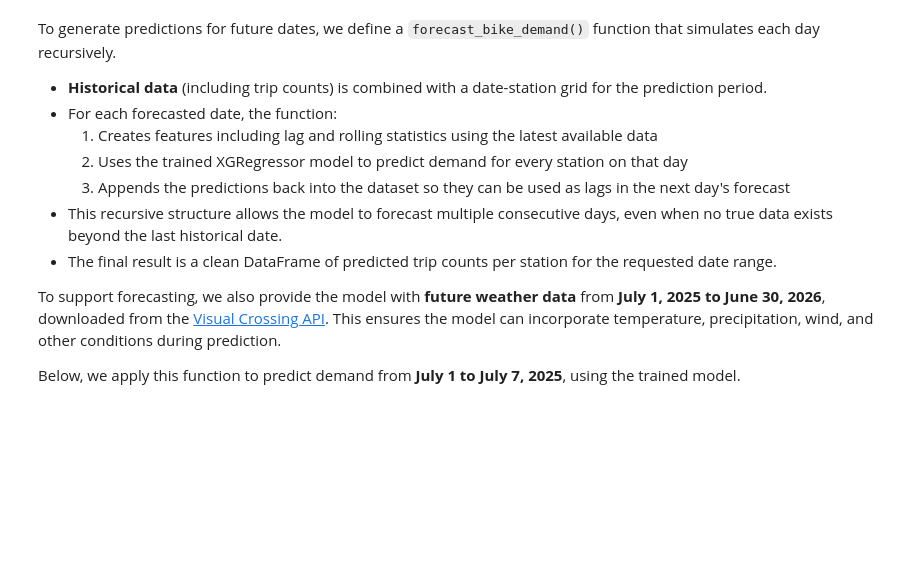
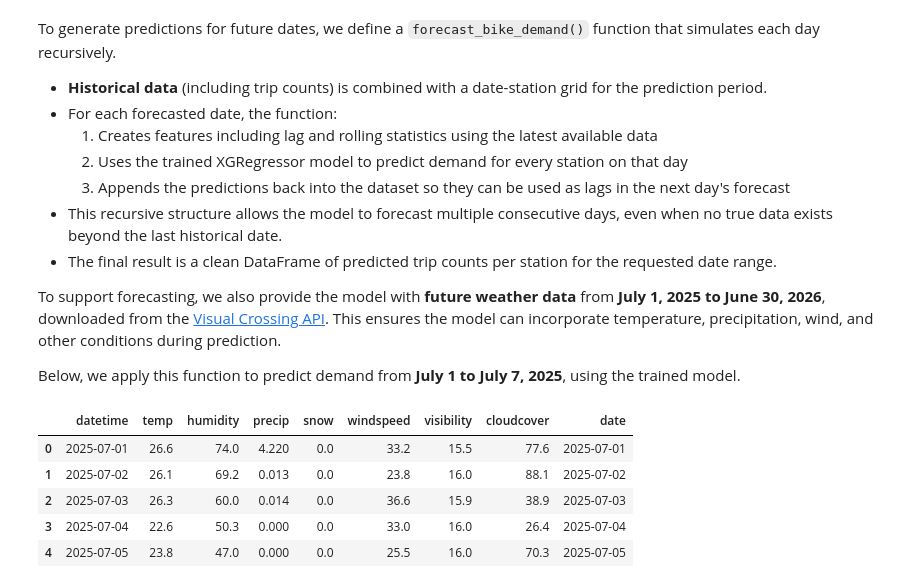
Before and after one commit to TurkiAlrasheed/pedalcast, a Jupyter notebook: modeling.ipynb, the cells around one changed output. Cells and saved outputs as stored; diff of their text form; code cells hidden in the pictures; blank space fills up the shorter version.

```diff
--- a/modeling.ipynb
+++ b/modeling.ipynb
@@ -422,9 +421,17 @@ To support forecasting, we also provide the model with **future weather data** f
 
 Below, we apply this function to predict demand from **July 1 to July 7, 2025**, using the trained model.
 # %%
-# future weather forecast from july 1 2025 through June 30 2026
-weather_future = pd.read_csv('data/weather_future.csv')
+# future weather forecast from July 1 2025 through July 1 2027
+weather_future = pd.read_csv('data/weather_future.csv')[['datetime','temp','humidity','precip','snow','windspeed','visibility','cloudcover']]
 weather_future['date'] = pd.to_datetime(pd.to_datetime(weather_future['datetime']).dt.date)
+weather_future.head()
+# %% [output]
+|  | datetime | temp | humidity | precip | snow | windspeed | visibility | cloudcover | date |
+| 0 | 2025-07-01 | 26.6 | 74.0 | 4.220 | 0.0 | 33.2 | 15.5 | 77.6 | 2025-07-01 |
+| 1 | 2025-07-02 | 26.1 | 69.2 | 0.013 | 0.0 | 23.8 | 16.0 | 88.1 | 2025-07-02 |
+| 2 | 2025-07-03 | 26.3 | 60.0 | 0.014 | 0.0 | 36.6 | 15.9 | 38.9 | 2025-07-03 |
+| 3 | 2025-07-04 | 22.6 | 50.3 | 0.000 | 0.0 | 33.0 | 16.0 | 26.4 | 2025-07-04 |
+| 4 | 2025-07-05 | 23.8 | 47.0 | 0.000 | 0.0 | 25.5 | 16.0 | 70.3 | 2025-07-05 |
 # %%
 def forecast_bike_demand(start_date, end_date, full_data, model_pipeline):
     """
```
Also changed, not shown: parts of 4 cells of this notebook, 2 other files.
